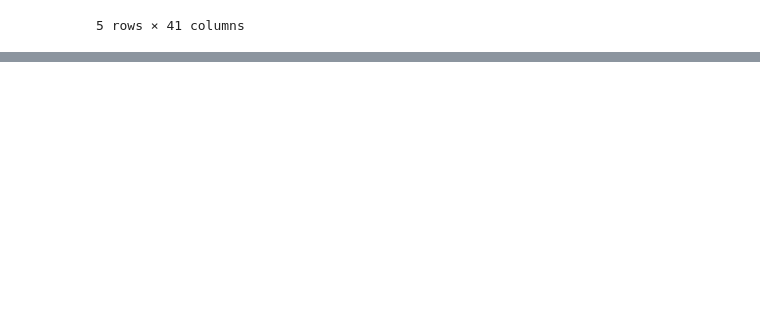
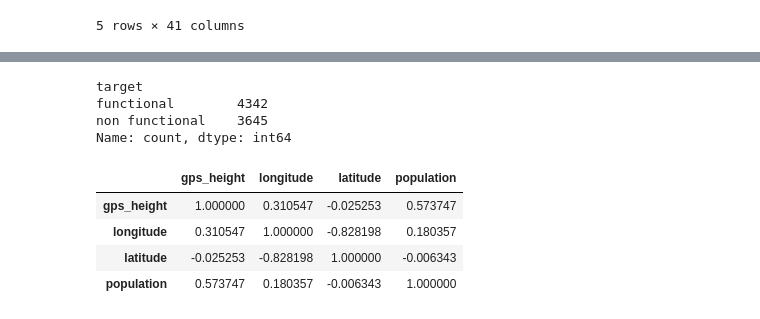
Before and after one commit to pecham1911/Tanzania_Wells, a Jupyter notebook: alli.ipynb, the cells around one changed output, grey strips where cells are left out. Saved outputs shown, nothing was run; the diff lists cells and outputs as text; code cells hidden in the pictures; blank space fills up the shorter version.

```diff
--- a/alli.ipynb
+++ b/alli.ipynb
@@ -88,0 +111,3 @@ Name: count, dtype: int64
+# %%
+filtered_df.rename(columns={"status_group": "target"}, inplace= True)
+filtered_df.info()
@@ -88,0 +144,3 @@ Name: count, dtype: int64
+# %%
+# changing any row that says "functional needs repair" to "non functional"
+filtered_df['target'].replace("functional needs repair", "non functional", inplace=True)
@@ -88,0 +158,6 @@ Name: count, dtype: int64
+# %%
+# dropping nulls in the
+fdf = filtered_df.dropna(subset=['permit'])
+# %%
+fdf.drop(['basin'], axis=1, inplace = True)
+fdf.info()
@@ -88,0 +186,15 @@ Name: count, dtype: int64
+# %%
+fdf['target'].value_counts()
+# %% [output]
+target
+functional        4342
+non functional    3645
+Name: count, dtype: int64
+# %%
+fdf.corr(method='pearson', numeric_only=True)
+# %% [output]
+|  | gps_height | longitude | latitude | population |
+| gps_height | 1.000000 | 0.310547 | -0.025253 | 0.573747 |
+| longitude | 0.310547 | 1.000000 | -0.828198 | 0.180357 |
+| latitude | -0.025253 | -0.828198 | 1.000000 | -0.006343 |
+| population | 0.573747 | 0.180357 | -0.006343 | 1.000000 |
```
Also changed, not shown: parts of 27 cells of this notebook.
